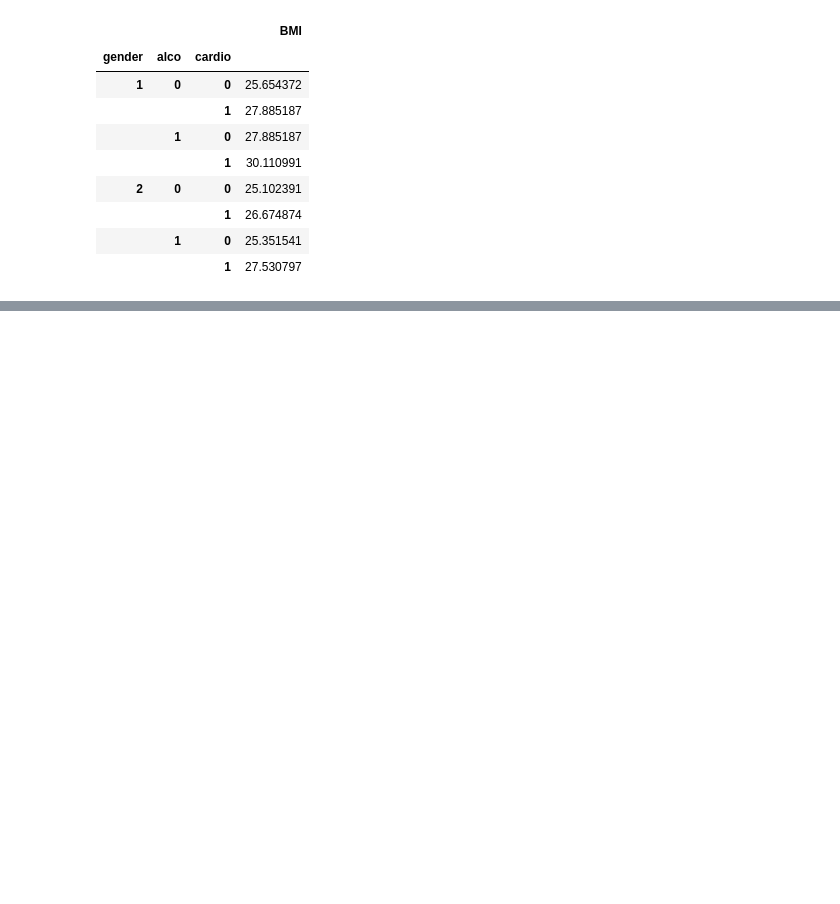
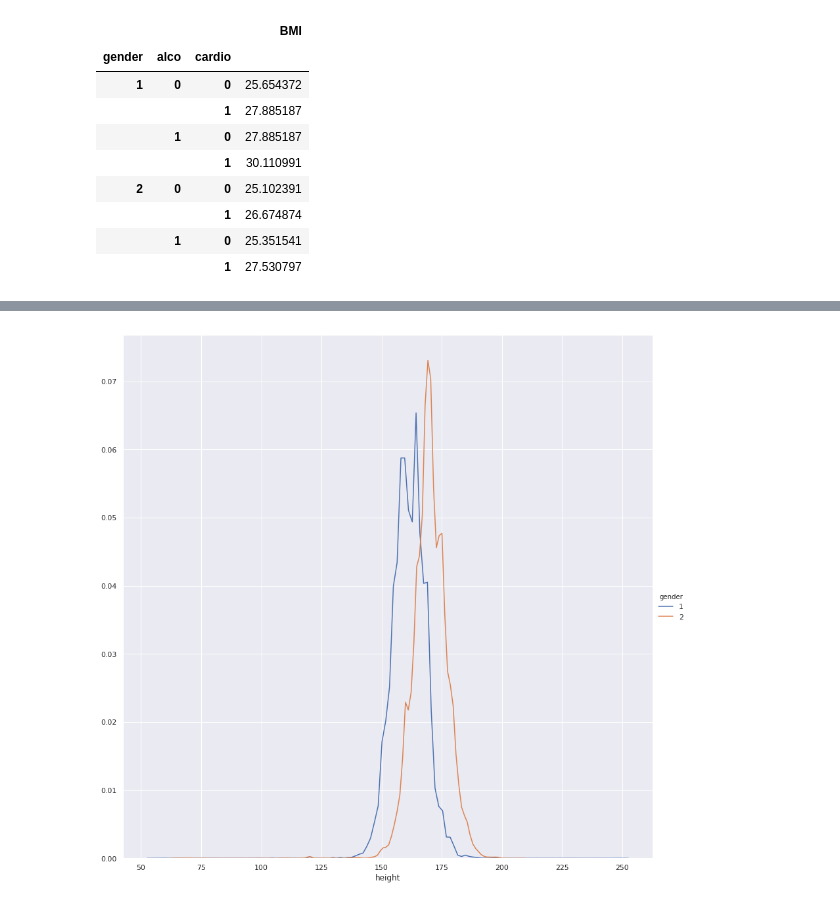
Before and after one commit to thamizhaiap/Exploratory-data-analysis, a Jupyter notebook: Cardiovascular disease EDA/2_Cardio vascular disease_EDA.ipynb, the cells around one changed output, grey strips where cells are left out. Drawn from its saved outputs; the diff is of its cells as text; code cells hidden in the pictures; blank space fills up the shorter version.

```diff
--- a/Cardiovascular disease EDA/2_Cardio vascular disease_EDA.ipynb
+++ b/Cardiovascular disease EDA/2_Cardio vascular disease_EDA.ipynb
@@ -266,0 +382,4 @@ df.groupby(['gender','alco','cardio'])['BMI'].median().to_frame()
+# %%
+sns.FacetGrid(df, hue='gender', size=12).map(sns.kdeplot, 'height').add_legend();
+# %% [output]
+[figure, added]
```
Also changed, not shown: parts of 14 cells of this notebook.
